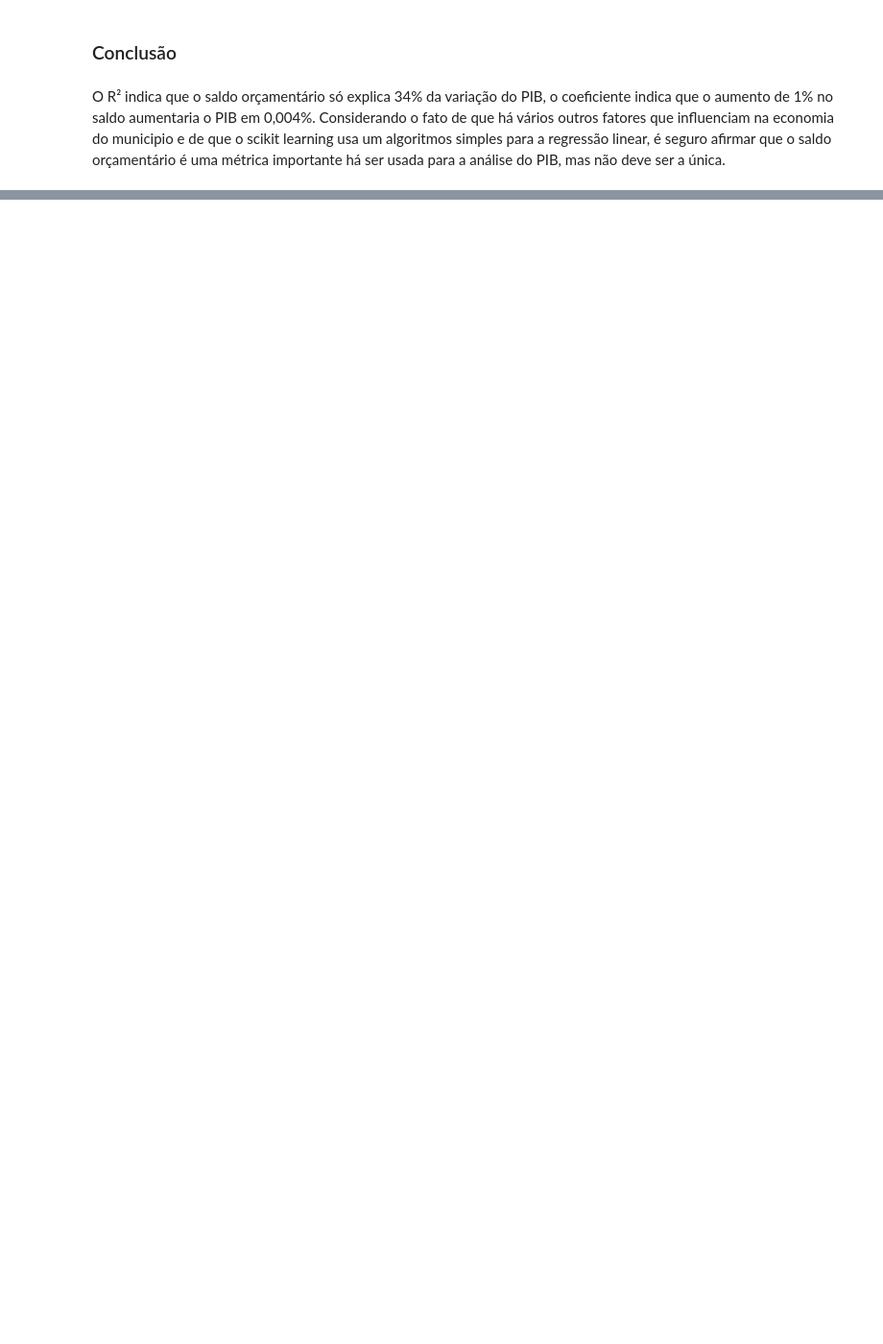
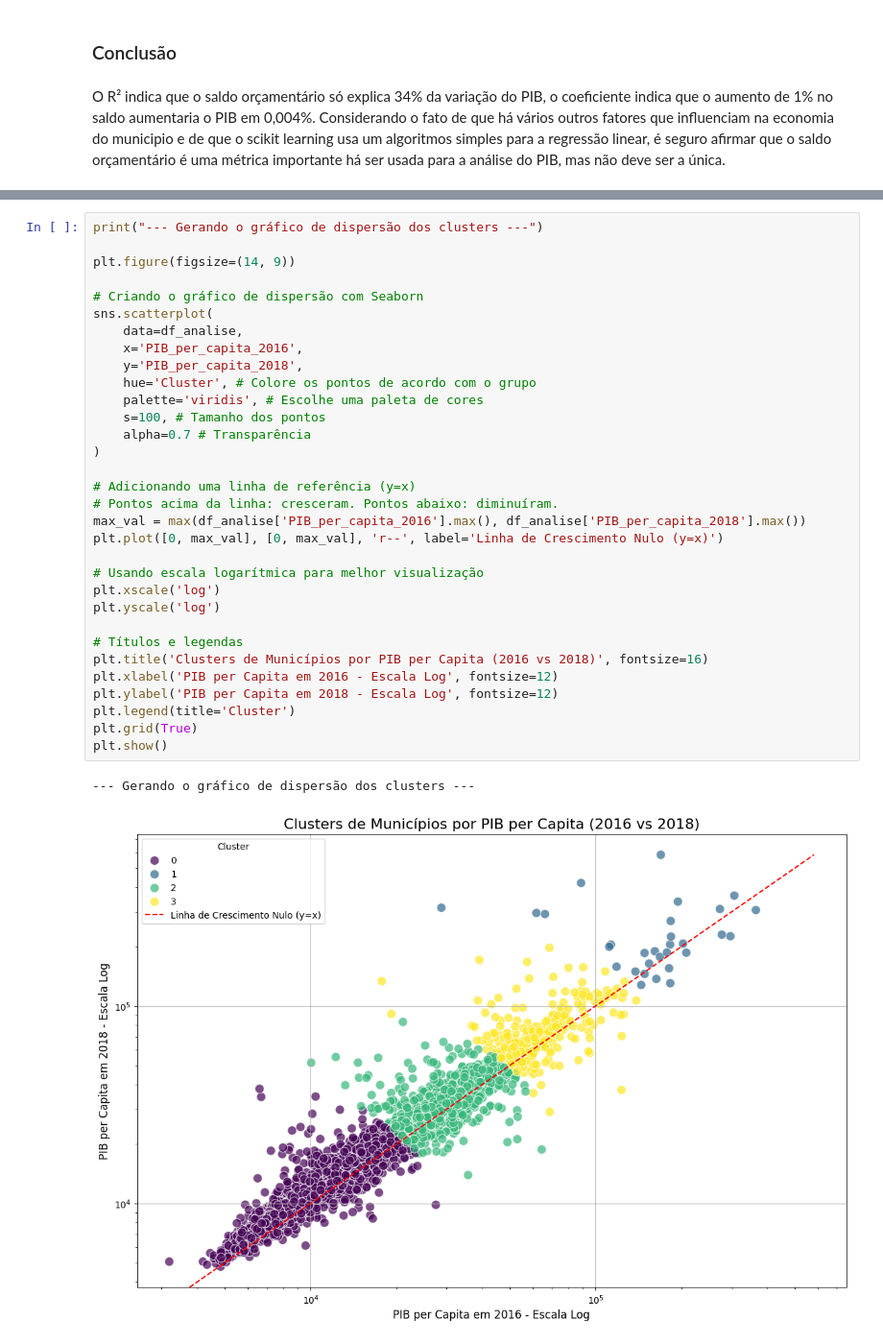
Before and after one commit to anaC-Fernandes/ProjetoDados, a Jupyter notebook: Notebooks/Dataset_Crise.ipynb, the cells around one changed output, grey strips where cells are left out. Shown at 96% size. Cells and saved outputs as stored; diff of their text form; blank space fills up the shorter version.

```diff
--- a/Notebooks/Dataset_Crise.ipynb
+++ b/Notebooks/Dataset_Crise.ipynb
@@ -610,0 +775,35 @@ O R² indica que o saldo orçamentário só explica 34% da variação do PIB, o
+# %%
+print("--- Gerando o gráfico de dispersão dos clusters ---")
+
+plt.figure(figsize=(14, 9))
+
+# Criando o gráfico de dispersão com Seaborn
+sns.scatterplot(
+    data=df_analise,
+    x='PIB_per_capita_2016',
+    y='PIB_per_capita_2018',
+    hue='Cluster', # Colore os pontos de acordo com o grupo
+    palette='viridis', # Escolhe uma paleta de cores
+    s=100, # Tamanho dos pontos
+    alpha=0.7 # Transparência
+)
+
+# Adicionando uma linha de referência (y=x)
+# Pontos acima da linha: cresceram. Pontos abaixo: diminuíram.
+max_val = max(df_analise['PIB_per_capita_2016'].max(), df_analise['PIB_per_capita_2018'].max())
+plt.plot([0, max_val], [0, max_val], 'r--', label='Linha de Crescimento Nulo (y=x)')
+
+# Usando escala logarítmica para melhor visualização
+plt.xscale('log')
+plt.yscale('log')
+
+# Títulos e legendas
+plt.title('Clusters de Municípios por PIB per Capita (2016 vs 2018)', fontsize=16)
+plt.xlabel('PIB per Capita em 2016 - Escala Log', fontsize=12)
+plt.ylabel('PIB per Capita em 2018 - Escala Log', fontsize=12)
+plt.legend(title='Cluster')
+plt.grid(True)
+plt.show()
+# %% [output]
+--- Gerando o gráfico de dispersão dos clusters ---
+[figure, added]
```
Also changed, not shown: parts of 28 cells of this notebook.
